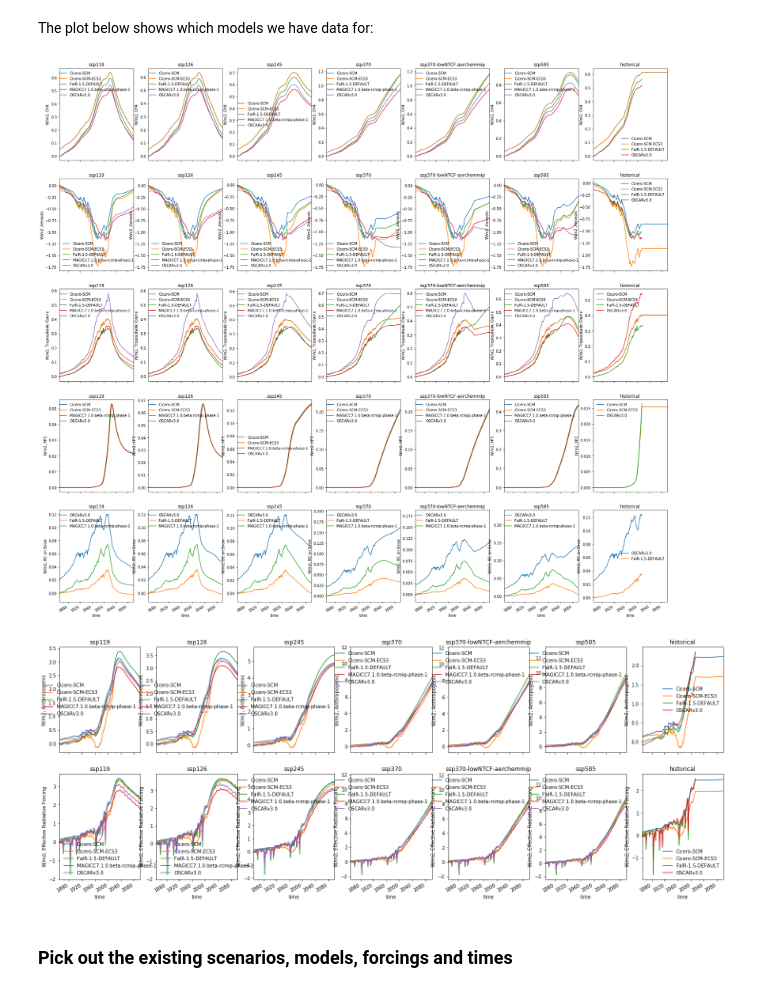
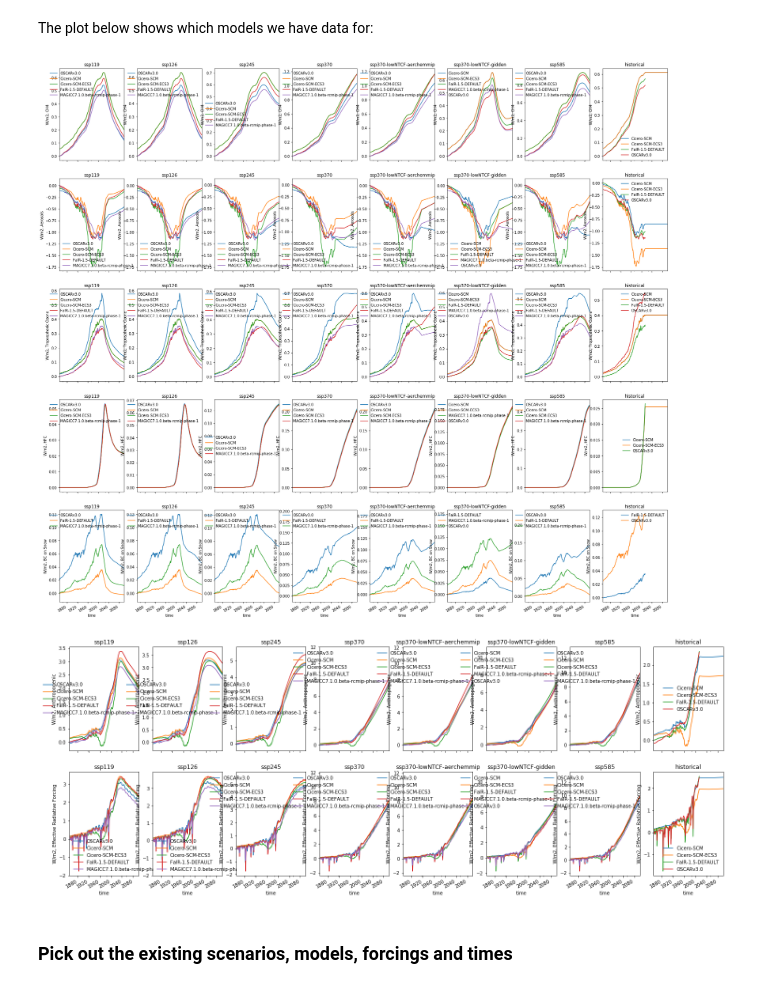
Before and after one commit to sarambl/AR6_CH6_RCMIPFIGS, a Jupyter notebook: ar6_ch6_rcmipfigs/notebooks/1_preprocess_data.ipynb, the cells around one changed output. Saved outputs shown, nothing was run; the diff lists cells and outputs as text; code cells hidden in the pictures.

```diff
--- a/ar6_ch6_rcmipfigs/notebooks/1_preprocess_data.ipynb
+++ b/ar6_ch6_rcmipfigs/notebooks/1_preprocess_data.ipynb
@@ -330,6 +326,7 @@ erf_HFC = "Effective Radiative Forcing|Anthropogenic|F-Gases|HFC"
 from ar6_ch6_rcmipfigs.utils.misc_func import aggregate_variable
 # %%
 erf_aerosols = "Effective Radiative Forcing|Anthropogenic|Aerosols"
-for cmod in db_converted_units[climatemodel].unique():
-    db_converted_units = aggregate_variable(db_converted_units, erf_aerosols, cmod)  # "Effective Radiative Forcing|Anthropogenic|F-Gases|HFC")
+db_aggregated = db.copy()
+for cmod in db_aggregated[climatemodel].unique():
+    db_aggregated = aggregate_variable(db_aggregated, erf_aerosols, cmod)  # "Effective Radiative Forcing|Anthropogenic|F-Gases|HFC")
 # %% [output]
@@ -357,7 +354,7 @@ Model OSCARv3.0 already has variable, returns unchanged
 # %%
 erf_HFC = "Effective Radiative Forcing|Anthropogenic|F-Gases|HFC"
 # aggregate HFC variables
-for cmod in db_converted_units[climatemodel].unique():
-    db_converted_units = aggregate_variable(db_converted_units, erf_HFC, cmod)  # "Effective Radiative Forcing|Anthropogenic|F-Gases|HFC")
+for cmod in db_aggregated[climatemodel].unique():
+    db_aggregated = aggregate_variable(db_aggregated, erf_HFC, cmod)  # "Effective Radiative Forcing|Anthropogenic|F-Gases|HFC")
 # )
 # %% [output]
@@ -413,14 +411,14 @@ Wrong name in climatemodels:
 Right name in climatemodels:
 ['FaIR-1.5-DEFAULT' 'MAGICC7.1.0.beta-rcmip-phase-1']
 # %%
-_db = db_converted_units.timeseries().reset_index()
+_db = db_aggregated.timeseries().reset_index()
 _db[variable] = _db[variable].apply(lambda x: right_name if x == wrong_name else x)
 _db=ScmDataFrame(_db)
-db_converted_units = _db
+db_aggregated = _db
 print('Wrong name in climatemodels:')
-print(db_converted_units.filter(variable=wrong_name)[climatemodel].unique())
+print(db_aggregated.filter(variable=wrong_name)[climatemodel].unique())
 print('Right name in climatemodels:')
-print(db_converted_units.filter(variable=right_name)[climatemodel].unique())
+print(db_aggregated.filter(variable=right_name)[climatemodel].unique())
 # %% [output]
 Filtered ScmDataFrame is empty!
 Wrong name in climatemodels:
@@ -434,7 +433,7 @@ array([''], dtype=object)
 # %%
 # Don't need this information:
-db_converted_units['model'] = ''
-db_converted_units['model'].unique()
+db_aggregated['model'] = ''
+db_aggregated['model'].unique()
 # %% [output]
 array([''], dtype=object)
 # %% [markdown]
@@ -442,13 +441,13 @@ array([''], dtype=object)
 # %% [markdown]
 The plot below shows which models we have data for:
 # %%
-plot_available_out(db_converted_units, variables_erf_comp, scenarios_fl)
+plot_available_out(db_aggregated, variables_erf_comp, scenarios_fl)
 # %% [output]
-[figure, old version]
+[figure, new version]
 # %%
-plot_available_out(db_converted_units, variables_erf_tot, scenarios_fl, figsize=[25,10])
+plot_available_out(db_aggregated, variables_erf_tot, scenarios_fl, figsize=[25, 10])
 # %% [output]
-[figure, old version]
+[figure, new version]
 # %% [markdown]
 ### Pick out the existing scenarios, models, forcings and times
 # %%
```
Also changed, not shown: parts of 21 cells of this notebook, 32 other files.
